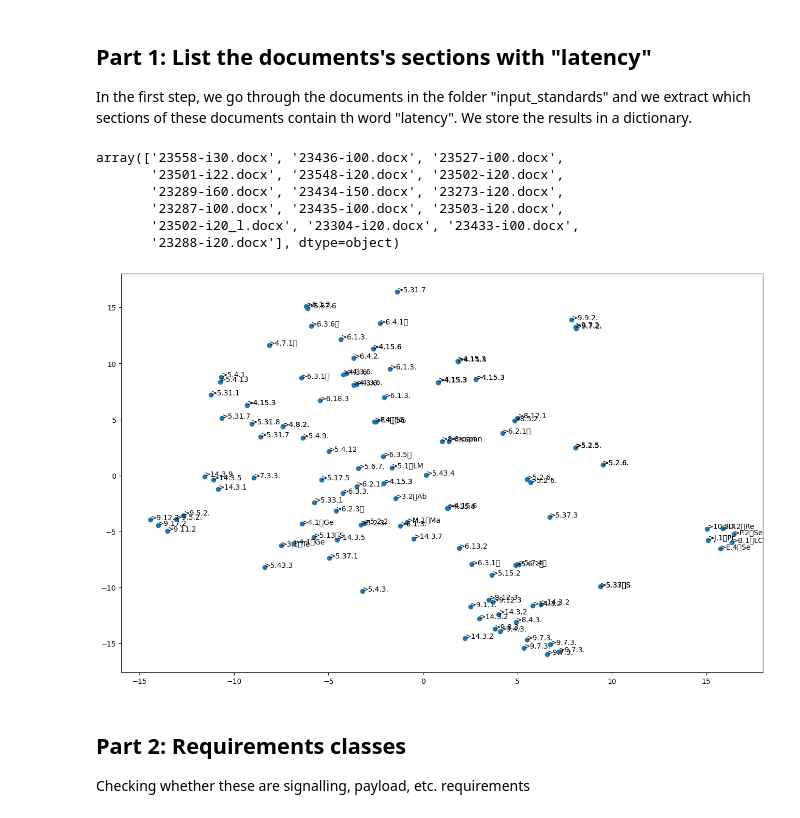
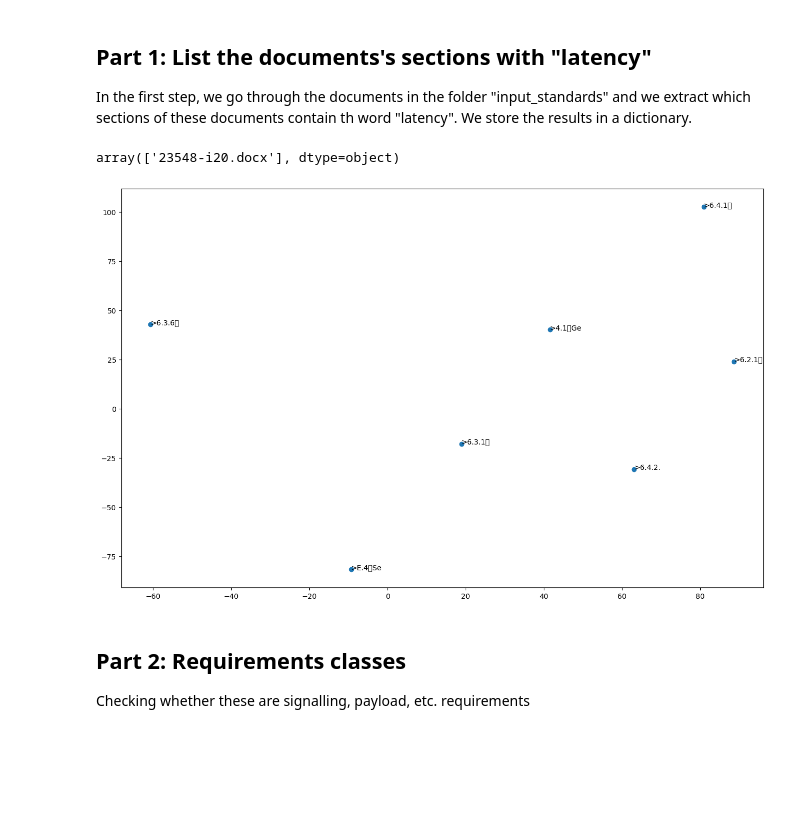
Before and after one commit to miroslawstaron/requirements_standards, a Jupyter notebook: 3REQ_instruct_4_parts_all_generated.ipynb, the cells around one changed output. Drawn from its saved outputs; the diff is of its cells as text; code cells hidden in the pictures; blank space fills up the shorter version.

```diff
--- a/3REQ_instruct_4_parts_all_generated.ipynb
+++ b/3REQ_instruct_4_parts_all_generated.ipynb
@@ -56,10 +56,10 @@ from scipy.spatial import distance
 import random
 # %%
 # input folder
-docInputFolder = "./23_standards"
+docInputFolder = "./23_limited"
 
 # name of file with generated requirements
-generatedFile = "./23_output_generated_mini.xlsx"
+generatedFile = "./23_output_generated_mini_limited.xlsx"
 
 # embedding model
 # in order of size -- the last one is only for A6000 :)
@@ -183,12 +183,7 @@ dfTest = pd.DataFrame(lstAllLines)
 
 dfTest[1].unique()
 # %% [output]
-array(['23558-i30.docx', '23436-i00.docx', '23527-i00.docx',
-       '23501-i22.docx', '23548-i20.docx', '23502-i20.docx',
-       '23289-i60.docx', '23434-i50.docx', '23273-i20.docx',
-       '23287-i00.docx', '23435-i00.docx', '23503-i20.docx',
-       '23502-i20_l.docx', '23304-i20.docx', '23433-i00.docx',
-       '23288-i20.docx'], dtype=object)
+array(['23548-i20.docx'], dtype=object)
 # %%
 
 
@@ -218,26 +213,26 @@ df.to_excel("topic_relevant.xlsx", index=False)
 # %%
 # let's plot these average embeddings using t-SNE
 
 # we create a list with the embeddings
 lstEmbeddingsNP = np.array([x[4] for x in lstEmbeddings])
 
 # we use t-SNE to reduce the dimensionality of the embeddings
-tsne = TSNE(n_components=2, verbose=0, perplexity=12, n_iter=300)
+tsne = TSNE(n_components=2, verbose=0, perplexity=3, n_iter=300)
 tsne_results = tsne.fit_transform(lstEmbeddingsNP)
 
 # we plot the t-SNE results
 plt.figure(figsize=(16,10))
 
 plt.scatter(tsne_results[:,0], tsne_results[:,1])
 
 # Add labels to each dot
 for i, label in enumerate([x[0] for x in lstEmbeddings]):
     plt.text(tsne_results[i, 0], tsne_results[i, 1], label[3:10])
 
 
 plt.show()
 # %% [output]
-[figure, old version]
+[figure, new version]
 # %% [markdown]
 ## Part 2: Requirements classes
 
```
Also changed, not shown: parts of 8 cells of this notebook, 5 other files.
